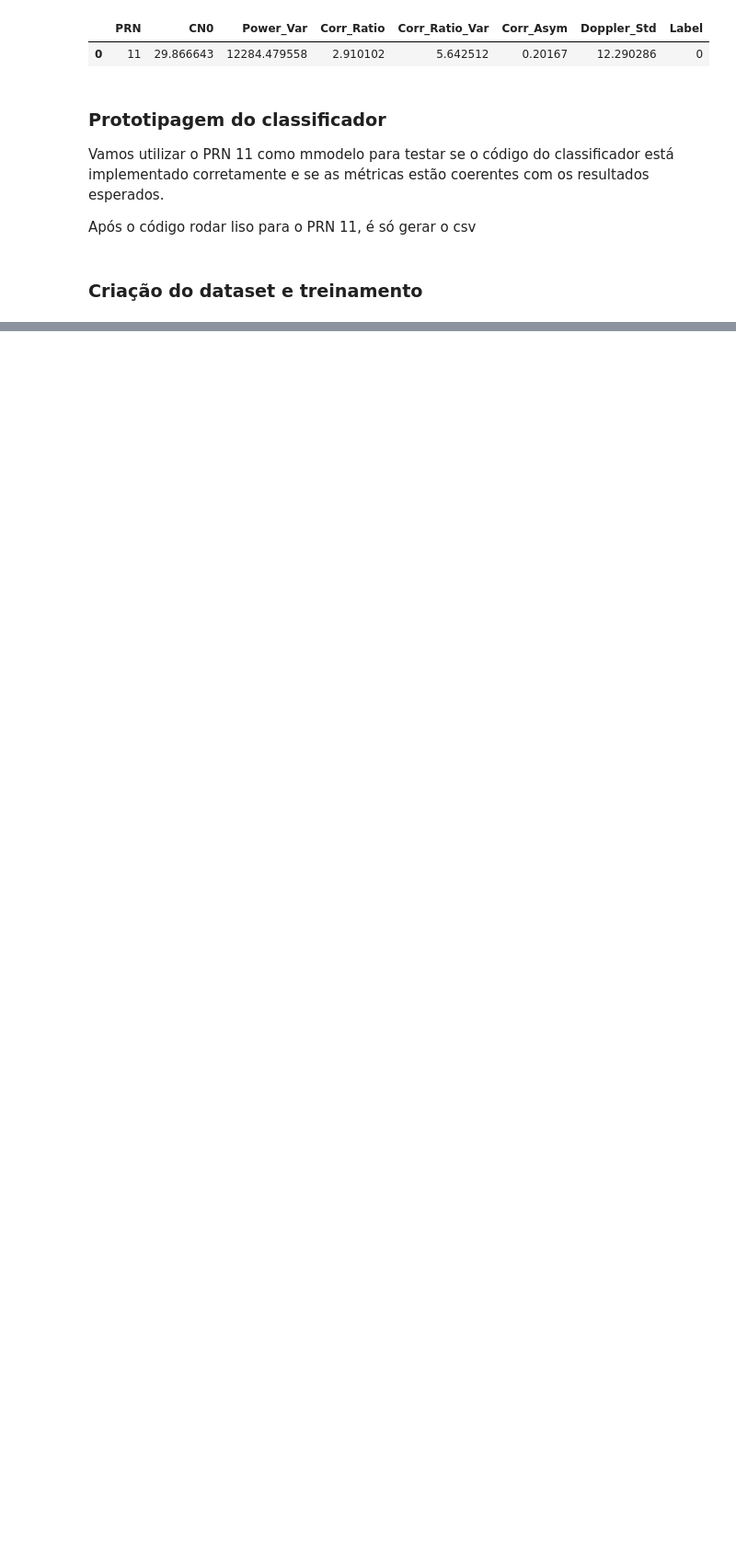
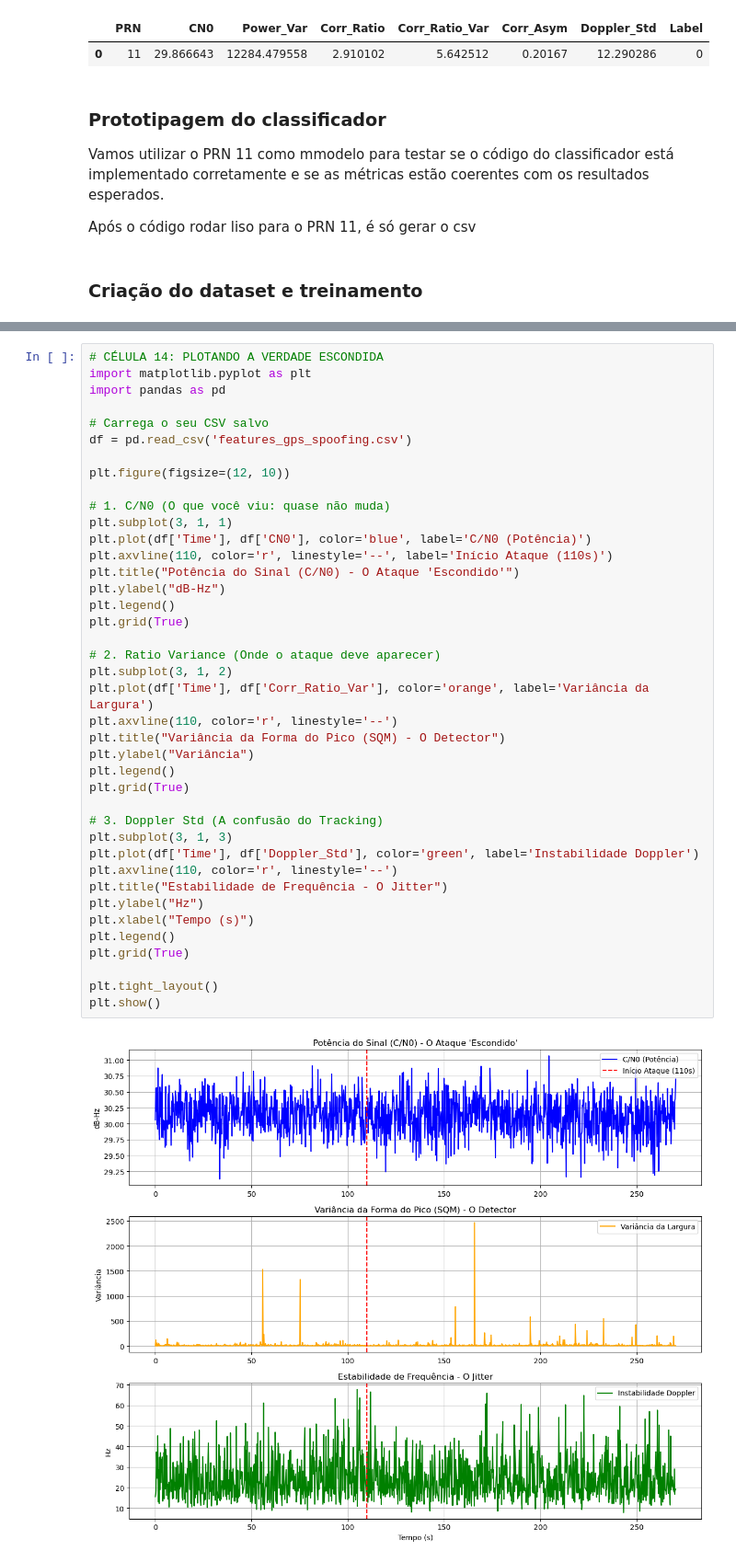
Before and after one commit to bytewice/sinais-projeto, a Jupyter notebook: projeto-sinais.ipynb, the cells around one changed output, grey strips where cells are left out. Shown at 92% size. Cells and saved outputs as stored; diff of their text form; blank space fills up the shorter version.

```diff
--- a/projeto-sinais.ipynb
+++ b/projeto-sinais.ipynb
@@ -1242,0 +1277,42 @@ weighted avg       0.98      0.98      0.98      1200
+# %%
+# CÉLULA 14: PLOTANDO A VERDADE ESCONDIDA
+import matplotlib.pyplot as plt
+import pandas as pd
+
+# Carrega o seu CSV salvo
+df = pd.read_csv('features_gps_spoofing.csv')
+
+plt.figure(figsize=(12, 10))
+
+# 1. C/N0 (O que você viu: quase não muda)
+plt.subplot(3, 1, 1)
+plt.plot(df['Time'], df['CN0'], color='blue', label='C/N0 (Potência)')
+plt.axvline(110, color='r', linestyle='--', label='Início Ataque (110s)')
+plt.title("Potência do Sinal (C/N0) - O Ataque 'Escondido'")
+plt.ylabel("dB-Hz")
+plt.legend()
+plt.grid(True)
+
+# 2. Ratio Variance (Onde o ataque deve aparecer)
+plt.subplot(3, 1, 2)
+plt.plot(df['Time'], df['Corr_Ratio_Var'], color='orange', label='Variância da Largura')
+plt.axvline(110, color='r', linestyle='--')
+plt.title("Variância da Forma do Pico (SQM) - O Detector")
+plt.ylabel("Variância")
+plt.legend()
+plt.grid(True)
+
+# 3. Doppler Std (A confusão do Tracking)
+plt.subplot(3, 1, 3)
+plt.plot(df['Time'], df['Doppler_Std'], color='green', label='Instabilidade Doppler')
+plt.axvline(110, color='r', linestyle='--')
+plt.title("Estabilidade de Frequência - O Jitter")
+plt.ylabel("Hz")
+plt.xlabel("Tempo (s)")
+plt.legend()
+plt.grid(True)
+
+plt.tight_layout()
+plt.show()
+# %% [output]
+[figure, added]
```
Also changed, not shown: parts of 6 cells of this notebook.
